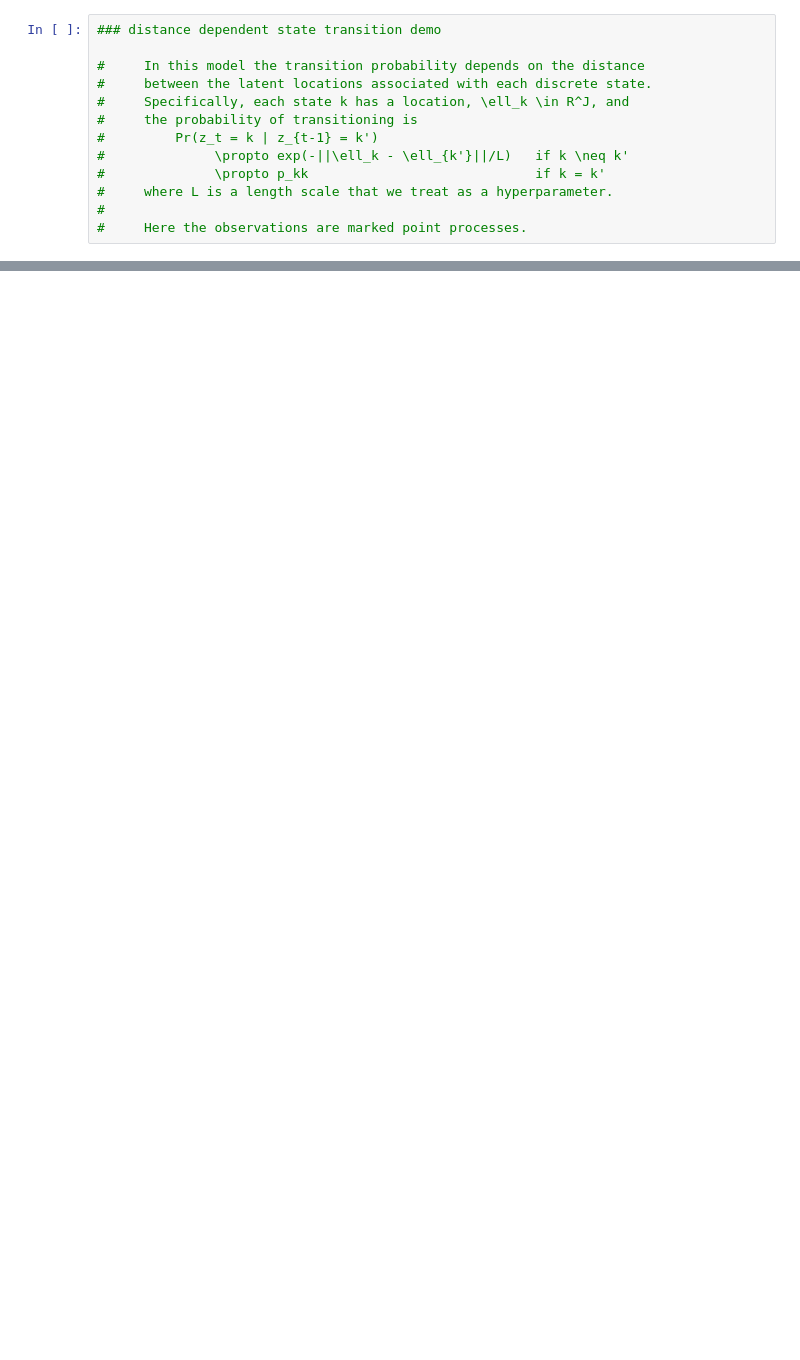
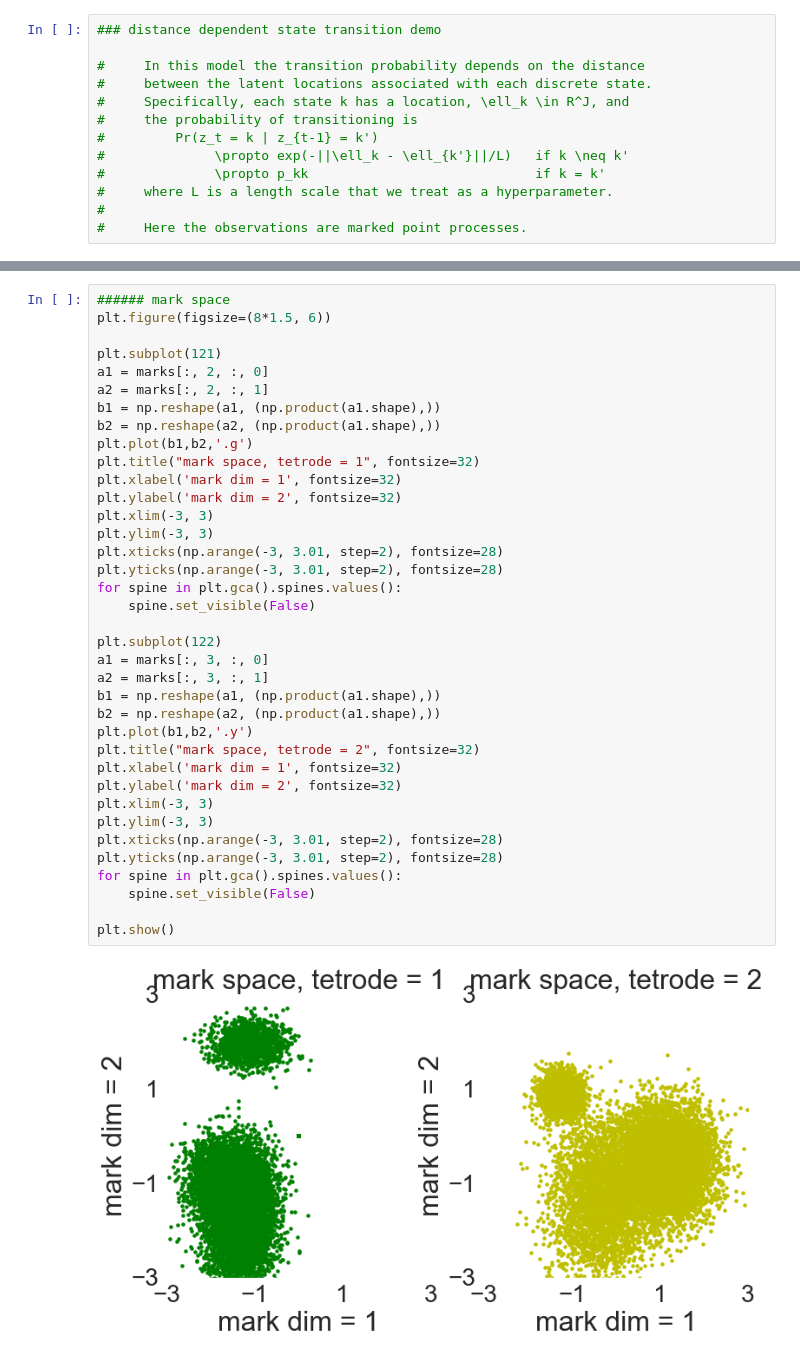
Before and after one commit to deng-xinyi/ssm, a Jupyter notebook: notebooks/Distance-dependent State Transition Demo.ipynb, the cells around one changed output, grey strips where cells are left out. Saved outputs shown, nothing was run; the diff lists cells and outputs as text; blank space fills up the shorter version.

```diff
--- a/notebooks/Distance-dependent State Transition Demo.ipynb
+++ b/notebooks/Distance-dependent State Transition Demo.ipynb
@@ -177,0 +141,39 @@ plt.show()
+# %%
+###### mark space
+plt.figure(figsize=(8*1.5, 6))
+
+plt.subplot(121)
+a1 = marks[:, 2, :, 0]
+a2 = marks[:, 2, :, 1]
+b1 = np.reshape(a1, (np.product(a1.shape),))
+b2 = np.reshape(a2, (np.product(a1.shape),))
+plt.plot(b1,b2,'.g')
+plt.title("mark space, tetrode = 1", fontsize=32)
+plt.xlabel('mark dim = 1', fontsize=32)
+plt.ylabel('mark dim = 2', fontsize=32)
+plt.xlim(-3, 3)
+plt.ylim(-3, 3)
+plt.xticks(np.arange(-3, 3.01, step=2), fontsize=28)
+plt.yticks(np.arange(-3, 3.01, step=2), fontsize=28)
+for spine in plt.gca().spines.values():
+    spine.set_visible(False)
+
+plt.subplot(122)
+a1 = marks[:, 3, :, 0]
+a2 = marks[:, 3, :, 1]
+b1 = np.reshape(a1, (np.product(a1.shape),))
+b2 = np.reshape(a2, (np.product(a1.shape),))
+plt.plot(b1,b2,'.y')
+plt.title("mark space, tetrode = 2", fontsize=32)
+plt.xlabel('mark dim = 1', fontsize=32)
+plt.ylabel('mark dim = 2', fontsize=32)
+plt.xlim(-3, 3)
+plt.ylim(-3, 3)
+plt.xticks(np.arange(-3, 3.01, step=2), fontsize=28)
+plt.yticks(np.arange(-3, 3.01, step=2), fontsize=28)
+for spine in plt.gca().spines.values():
+    spine.set_visible(False)
+
+plt.show()
+# %% [output]
+[figure, added]
```
Also changed, not shown: parts of 10 cells of this notebook.
